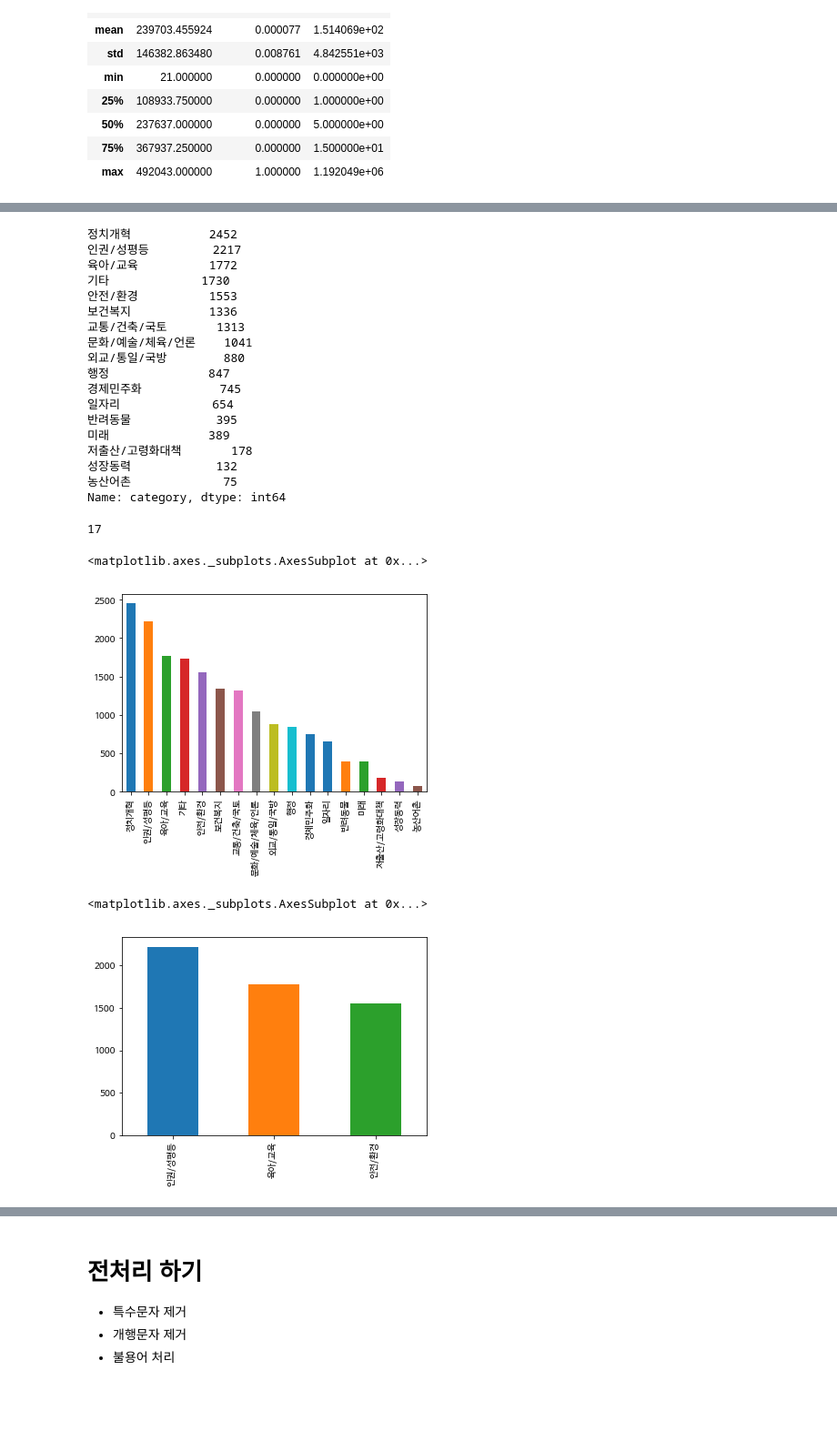
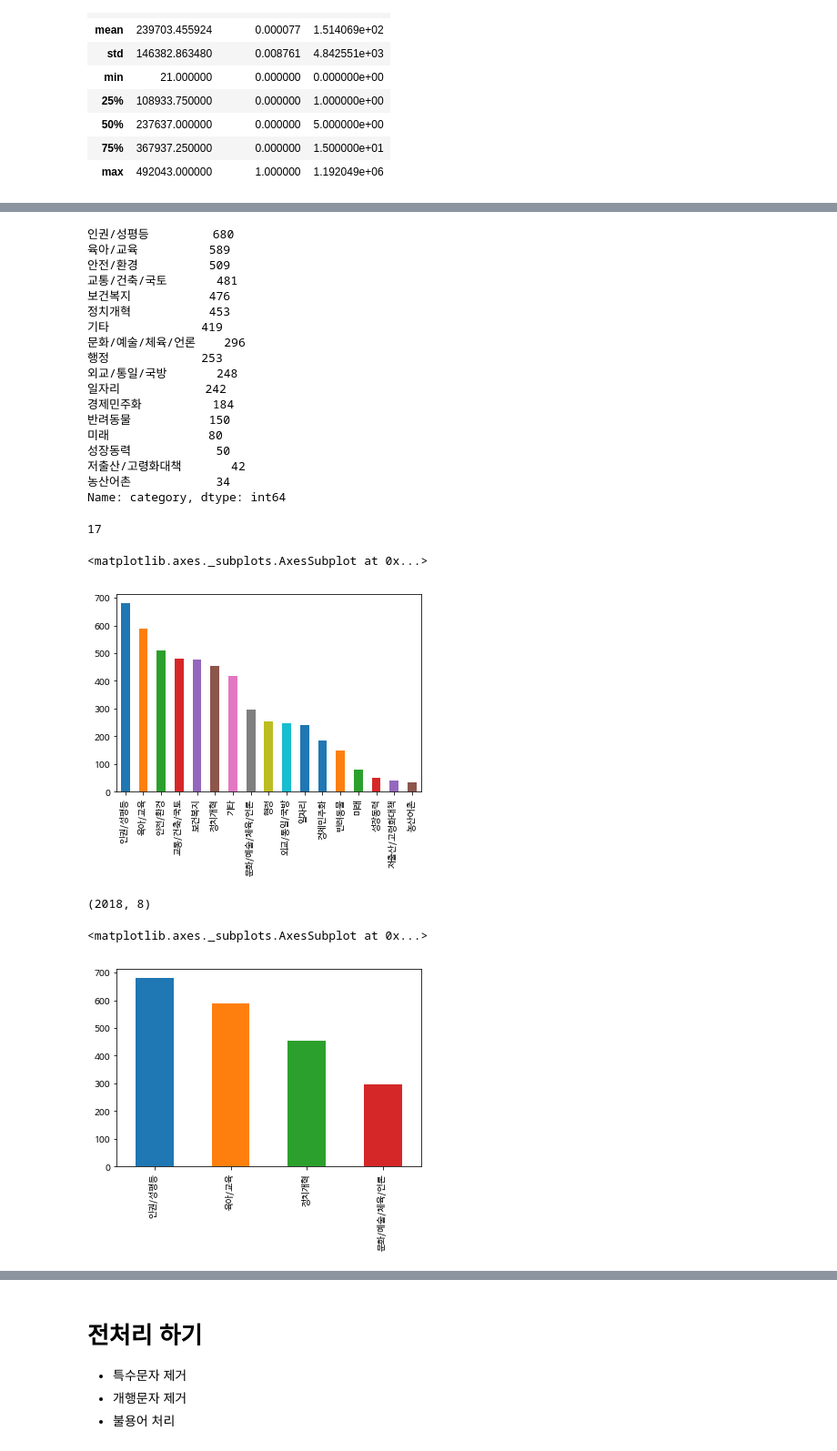
Before and after one commit to corazzon/petitionWrangling, a Jupyter notebook: 08-category-classification.ipynb, the cells around one changed output, grey strips where cells are left out. Shown at 91% size. Cells and saved outputs as stored; diff of their text form; code cells hidden in the pictures; blank space fills up the shorter version.

```diff
--- a/08-category-classification.ipynb
+++ b/08-category-classification.ipynb
@@ -43,7 +43,7 @@ petitions.describe()
 | 75% | 367937.250000 | 0.000000 | 1.500000e+01 |
 | max | 492043.000000 | 1.000000 | 1.192049e+06 |
 # %%
-# 전체 데이터 중 투표가 100건 이상인 데이터를 기준으로 가져옵니다.
-df = petitions.loc[(petitions['votes'] > 100)].copy()
+# 전체 데이터 중 투표가 500건 이상인 데이터를 기준으로 가져옵니다.
+df = petitions.loc[(petitions['votes'] > 500)].copy()
 df.shape
 # %% [output]
@@ -64,23 +64,23 @@ df.describe()
 category_count = df['category'].value_counts()
 category_count
 # %% [output]
-정치개혁           2452
-인권/성평등         2217
-육아/교육          1772
-기타             1730
-안전/환경          1553
-보건복지           1336
-교통/건축/국토       1313
-문화/예술/체육/언론    1041
-외교/통일/국방        880
-행정              847
-경제민주화           745
-일자리             654
-반려동물            395
-미래              389
-저출산/고령화대책       178
-성장동력            132
-농산어촌             75
+인권/성평등         680
+육아/교육          589
+안전/환경          509
+교통/건축/국토       481
+보건복지           476
+정치개혁           453
+기타             419
+문화/예술/체육/언론    296
+행정             253
+외교/통일/국방       248
+일자리            242
+경제민주화          184
+반려동물           150
+미래              80
+성장동력            50
+저출산/고령화대책       42
+농산어촌            34
 Name: category, dtype: int64
 # %%
 len(df['category'].unique())
@@ -96,15 +96,21 @@ plt.rcParams["font.family"] = 'NanumBarunGothic'
 category_count.plot(kind='bar')
 # %% [output]
 <matplotlib.axes._subplots.AxesSubplot at 0x...>
-[figure, old version]
+[figure, new version]
 # %%
-df = df[(df['category'] == '인권/성평등') | (df['category'] == '육아/교육') | (df['category'] == '안전/환경')]
+df = df[(df['category'] == '인권/성평등') |
+        (df['category'] == '육아/교육') |
+        (df['category'] == '문화/예술/체육/언론') |
+        (df['category'] == '정치개혁')]
+
+print(df.shape)
 category_count = df['category'].value_counts()
 category_count
 category_count.plot(kind='bar')
 # %% [output]
-<matplotlib.axes._subplots.AxesSubplot at 0x...>
+(2018, 8)
+<matplotlib.axes._subplots.AxesSubplot at 0x...>
-[figure, old version]
+[figure, new version]
 # %%
 # 예측값과 실제값 비교를 위해 컬럼을 하나 더 생성합니다.
 df['category_pred'] = df['category'].copy()
```
Also changed, not shown: parts of 45 cells of this notebook.
